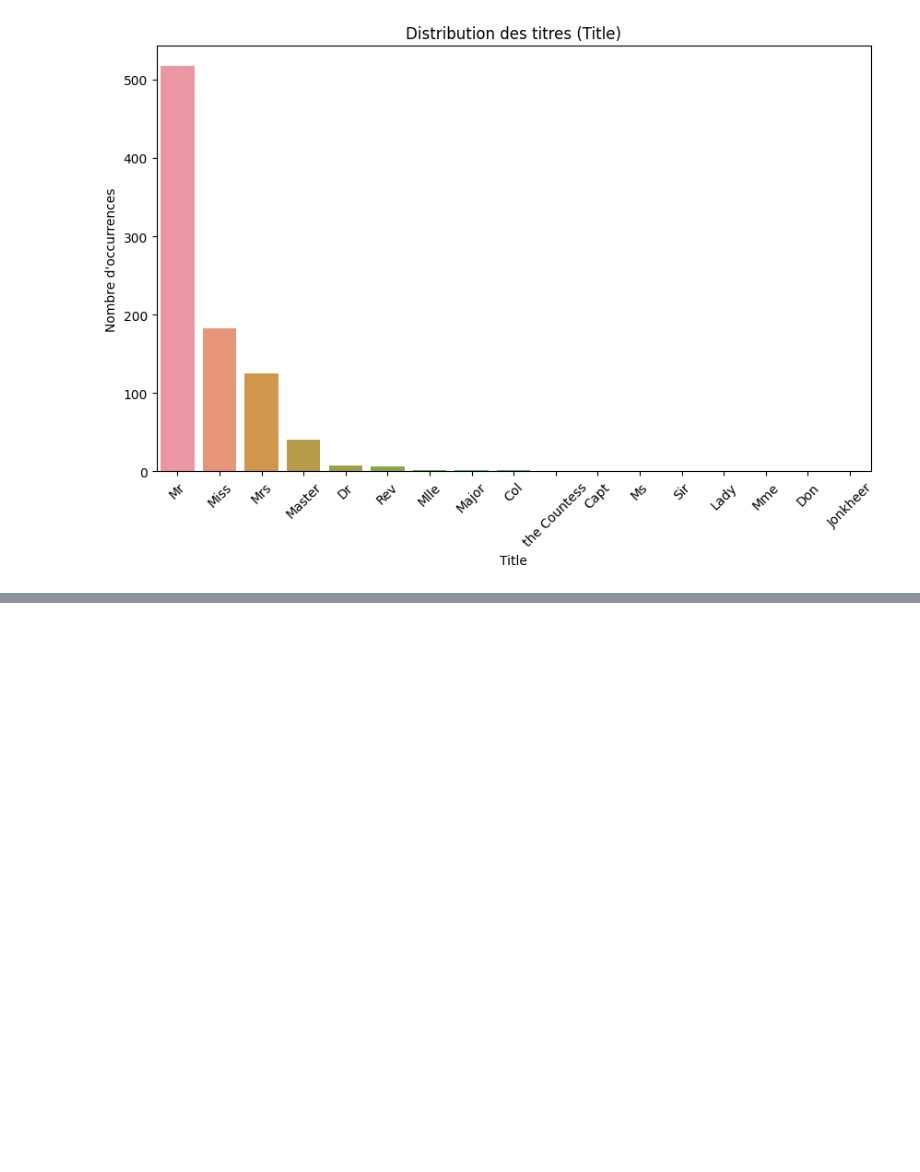
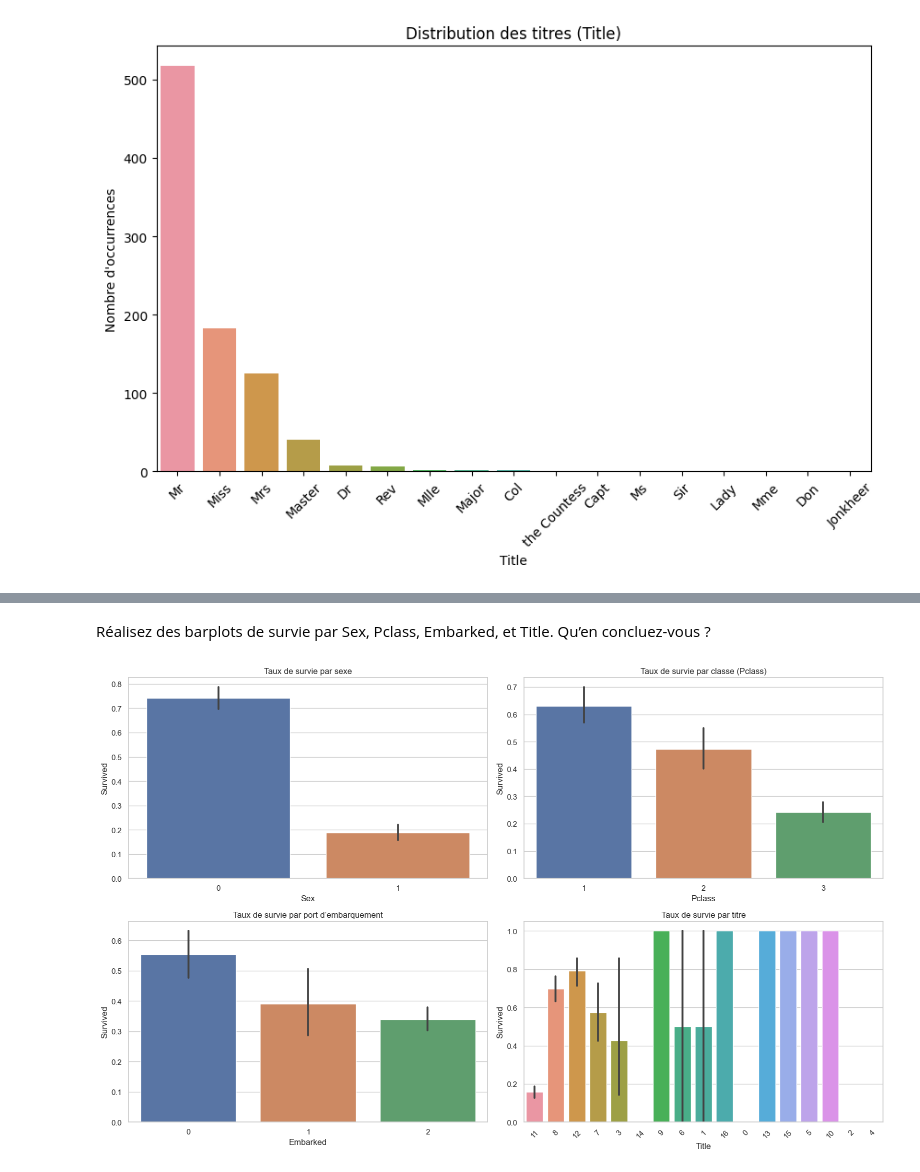
Before and after one commit to lauraophelie/classification-titanic-tp, a Jupyter notebook: TP_Classification_Titanic.ipynb, the cells around one changed output, grey strips where cells are left out. Saved outputs shown, nothing was run; the diff lists cells and outputs as text; code cells hidden in the pictures; blank space fills up the shorter version.

```diff
--- a/TP_Classification_Titanic.ipynb
+++ b/TP_Classification_Titanic.ipynb
@@ -146,0 +324,27 @@ plt.show()
+# %% [markdown]
+Réalisez des barplots de survie par Sex, Pclass, Embarked, et Title. Qu’en concluez-vous ?
+# %%
+sns.set(style="whitegrid")
+plt.figure(figsize=(16, 10))
+
+plt.subplot(2, 2, 1)
+sns.barplot(data=data, x='Sex', y='Survived')
+plt.title('Taux de survie par sexe')
+
+plt.subplot(2, 2, 2)
+sns.barplot(data=data, x='Pclass', y='Survived')
+plt.title('Taux de survie par classe (Pclass)')
+
+plt.subplot(2, 2, 3)
+sns.barplot(data=data, x='Embarked', y='Survived')
+plt.title('Taux de survie par port d’embarquement')
+
+plt.subplot(2, 2, 4)
+sns.barplot(data=data, x='Title', y='Survived', order=data['Title'].value_counts().index)
+plt.title('Taux de survie par titre')
+plt.xticks(rotation=45)
+
+plt.tight_layout()
+plt.show()
+# %% [output]
+[figure, added]
```
Also changed, not shown: parts of 56 cells of this notebook, 2 other files.
